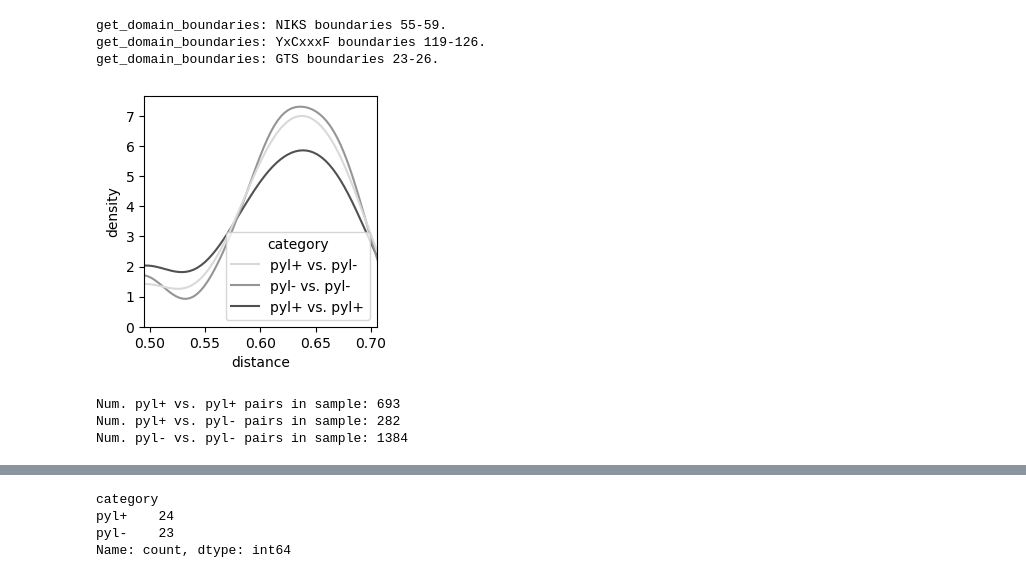
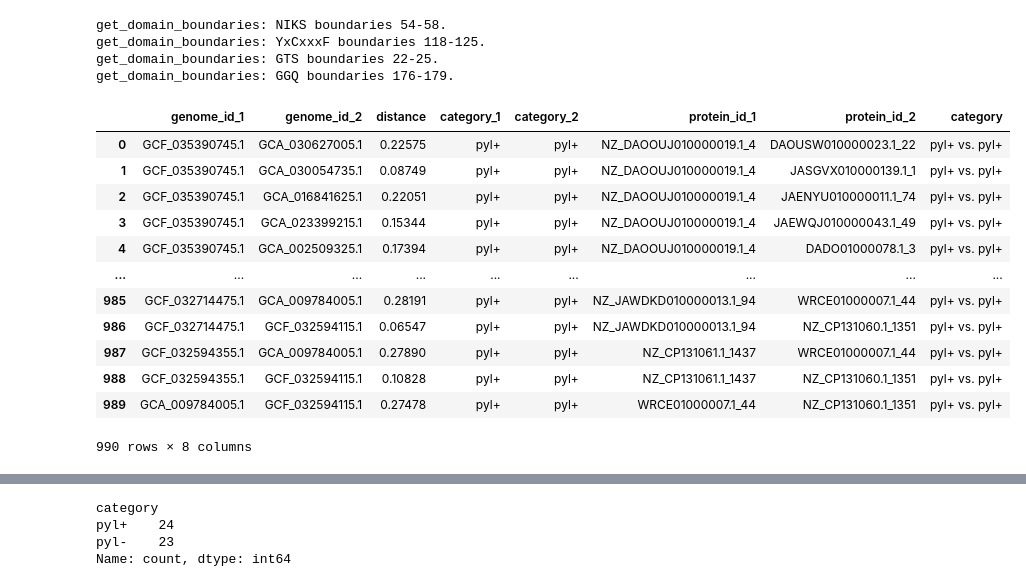
Before and after one commit to pipparichter/pyrrolysine, a Jupyter notebook: notebooks/sandbox-2.ipynb, the cells around one changed output, grey strips where cells are left out. Saved outputs shown, nothing was run; the diff lists cells and outputs as text; code cells hidden in the pictures.

```diff
--- a/notebooks/sandbox-2.ipynb
+++ b/notebooks/sandbox-2.ipynb
@@ -151,44 +75,26 @@ sampled_distance_df = sampled_distance_df.drop_duplicates(['genome_id_1', 'genom
 # %%
-def _annotate_residues(annotations:dict, ax=None, lines_only:bool=False):
-    for seq, (start, stop) in annotations.items():
-        positions = np.arange(start, stop)
-        for x, aa in zip(positions, list(seq)):
-            if not lines_only:
-                ax.text(x, ax.get_ylim()[-1], aa, ha='center', va='bottom')
-            ax.axvline(x, ls='--', lw=0.5, color='gray')
+alignment_df = load_msa('../data/arf1_cleaned.afa', ids=arf1_df.index, conservation_threshold=0.8)
 
-index, alignment = load_msa('../data/arf1_cleaned.afa', ids=protein_ids, conservation_threshold=0.8)
-alignment_df = pd.DataFrame(alignment, index=index)
-
-seq = ''.join(alignment[0])
+seq = ''.join(alignment_df.iloc[0].values)
 domain_boundaries = get_domain_boundaries(seq)
 # %% [output]
-get_domain_boundaries: NIKS boundaries 55-59.
-get_domain_boundaries: YxCxxxF boundaries 119-126.
-get_domain_boundaries: GTS boundaries 23-26.
+get_domain_boundaries: NIKS boundaries 54-58.
+get_domain_boundaries: YxCxxxF boundaries 118-125.
+get_domain_boundaries: GTS boundaries 22-25.
+get_domain_boundaries: GGQ boundaries 176-179.
-# %%
-fig, ax = plt.subplots(figsize=(3, 3))
-
-sns.kdeplot(sampled_distance_df, hue='category', palette='Grays', x='distance', common_norm=False, ax=ax, legend=True)
-ax.set_xlim(xmin=min_distance - delta, xmax=max_distance + delta)
-ax.set_ylabel('density')
-plt.show()
-
-for category, df in sampled_distance_df.groupby('category'):
-    print(f'Num. {category} pairs in sample:', len(df))
-# %% [output]
-[figure, removed]
-Num. pyl+ vs. pyl+ pairs in sample: 693
-Num. pyl+ vs. pyl- pairs in sample: 282
-Num. pyl- vs. pyl- pairs in sample: 1384
 # %%
-index, alignment = load_msa('../data/arf1_cleaned.afa', ids=protein_ids, conservation_threshold=0.8)
-alignment_df = pd.DataFrame(alignment, index=index)
-# alignment_df = alignment_df.replace(dayhoff)
-
-figure_df = list()
-for row in sampled_distance_df.itertuples():
-    mismatch_positions = np.where(alignment_df.loc[row.protein_id_1].values != alignment_df.loc[row.protein_id_2].values)[0]
-    for position in mismatch_positions:
-        figure_df.append({'category':row.category, 'position':position})
-figure_df = pd.DataFrame(figure_df)
+distance_df
+# %% [output]
+|  | genome_id_1 | genome_id_2 | distance | category_1 | category_2 | protein_id_1 | protein_id_2 | category |
+| 0 | GCF_035390745.1 | GCA_030627005.1 | 0.22575 | pyl+ | pyl+ | NZ_DAOOUJ010000019.1_4 | DAOUSW010000023.1_22 | pyl+ vs. pyl+ |
+| 1 | GCF_035390745.1 | GCA_030054735.1 | 0.08749 | pyl+ | pyl+ | NZ_DAOOUJ010000019.1_4 | JASGVX010000139.1_1 | pyl+ vs. pyl+ |
+| 2 | GCF_035390745.1 | GCA_016841625.1 | 0.22051 | pyl+ | pyl+ | NZ_DAOOUJ010000019.1_4 | JAENYU010000011.1_74 | pyl+ vs. pyl+ |
+| 3 | GCF_035390745.1 | GCA_023399215.1 | 0.15344 | pyl+ | pyl+ | NZ_DAOOUJ010000019.1_4 | JAEWQJ010000043.1_49 | pyl+ vs. pyl+ |
+| 4 | GCF_035390745.1 | GCA_002509325.1 | 0.17394 | pyl+ | pyl+ | NZ_DAOOUJ010000019.1_4 | DADO01000078.1_3 | pyl+ vs. pyl+ |
+| ... | ... | ... | ... | ... | ... | ... | ... | ... |
+| 985 | GCF_032714475.1 | GCA_009784005.1 | 0.28191 | pyl+ | pyl+ | NZ_JAWDKD010000013.1_94 | WRCE01000007.1_44 | pyl+ vs. pyl+ |
+| 986 | GCF_032714475.1 | GCF_032594115.1 | 0.06547 | pyl+ | pyl+ | NZ_JAWDKD010000013.1_94 | NZ_CP131060.1_1351 | pyl+ vs. pyl+ |
+| 987 | GCF_032594355.1 | GCA_009784005.1 | 0.27890 | pyl+ | pyl+ | NZ_CP131061.1_1437 | WRCE01000007.1_44 | pyl+ vs. pyl+ |
+| 988 | GCF_032594355.1 | GCF_032594115.1 | 0.10828 | pyl+ | pyl+ | NZ_CP131061.1_1437 | NZ_CP131060.1_1351 | pyl+ vs. pyl+ |
+| 989 | GCA_009784005.1 | GCF_032594115.1 | 0.27478 | pyl+ | pyl+ | WRCE01000007.1_44 | NZ_CP131060.1_1351 | pyl+ vs. pyl+ |
+990 rows × 8 columns
```
Also changed, not shown: parts of 10 cells of this notebook, 17 other files.
